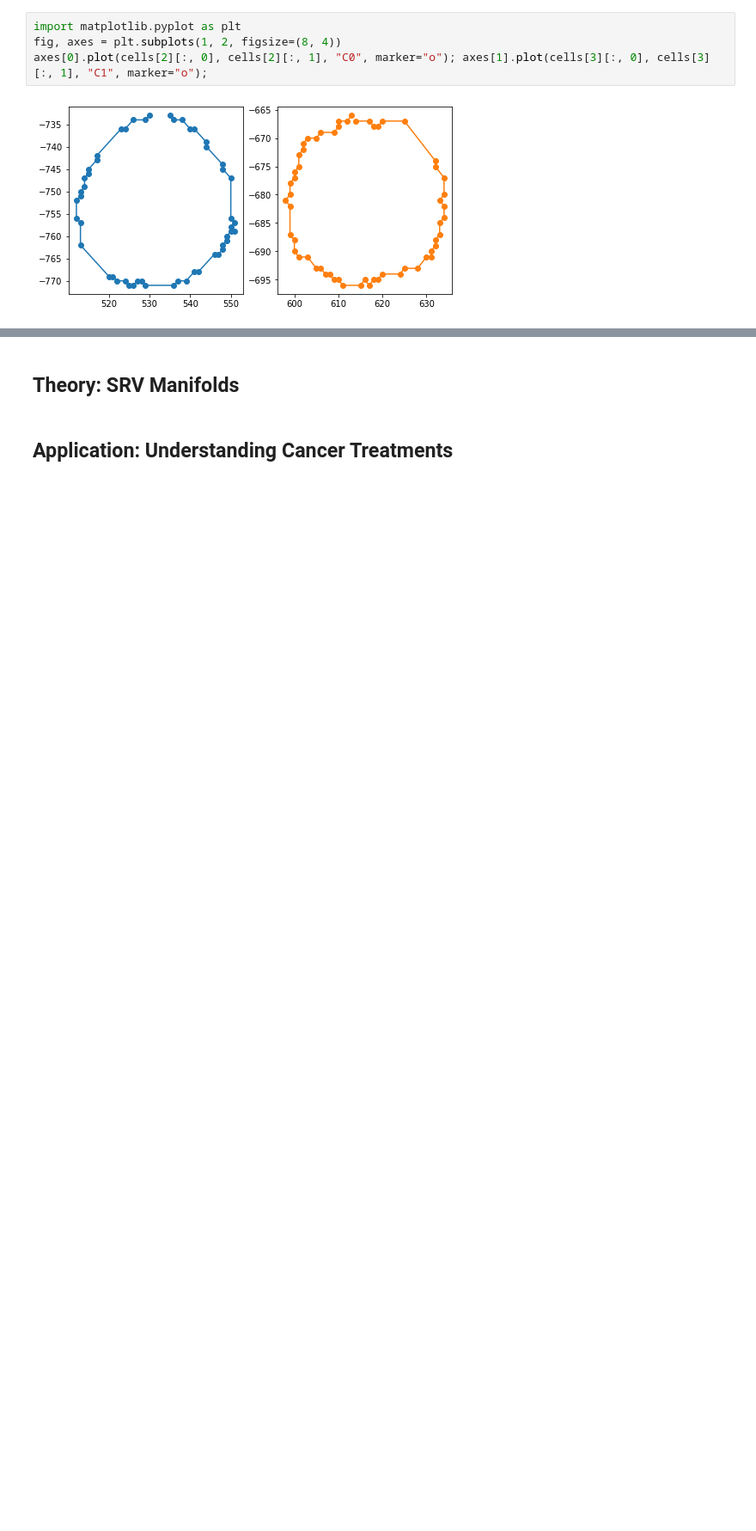
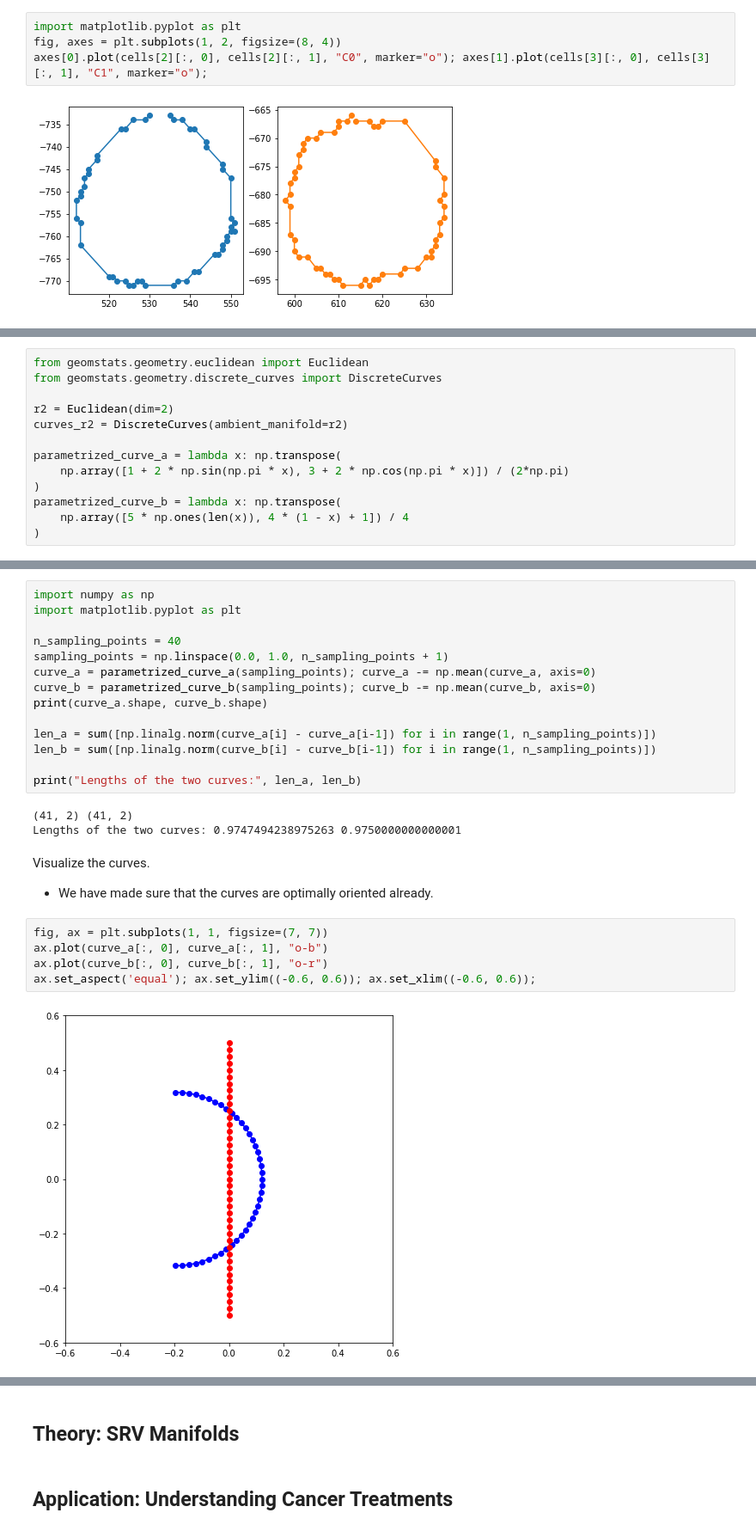
Before and after one commit to geometric-intelligence/ece594n, a Jupyter notebook: lectures/02_b_curves.ipynb, the cells around one changed output, grey strips where cells are left out. Shown: that part at 86% size. Cells and saved outputs as stored; diff of their text form; blank space fills up the shorter version.

Commit message:
Aadd curves

```diff
--- a/lectures/02_b_curves.ipynb
+++ b/lectures/02_b_curves.ipynb
@@ -149,0 +175,13 @@ axes[0].plot(cells[2][:, 0], cells[2][:, 1], "C0", marker="o"); axes[1].plot(cel
+# %%
+from geomstats.geometry.euclidean import Euclidean
+from geomstats.geometry.discrete_curves import DiscreteCurves
+
+r2 = Euclidean(dim=2)
+curves_r2 = DiscreteCurves(ambient_manifold=r2)
+
+parametrized_curve_a = lambda x: np.transpose(
+    np.array([1 + 2 * np.sin(np.pi * x), 3 + 2 * np.cos(np.pi * x)]) / (2*np.pi)
+)
+parametrized_curve_b = lambda x: np.transpose(
+    np.array([5 * np.ones(len(x)), 4 * (1 - x) + 1]) / 4
+)
@@ -149,0 +191,28 @@ axes[0].plot(cells[2][:, 0], cells[2][:, 1], "C0", marker="o"); axes[1].plot(cel
+# %%
+import numpy as np
+import matplotlib.pyplot as plt
+
+n_sampling_points = 40
+sampling_points = np.linspace(0.0, 1.0, n_sampling_points + 1)
+curve_a = parametrized_curve_a(sampling_points); curve_a -= np.mean(curve_a, axis=0)
+curve_b = parametrized_curve_b(sampling_points); curve_b -= np.mean(curve_b, axis=0)
+print(curve_a.shape, curve_b.shape)
+
+len_a = sum([np.linalg.norm(curve_a[i] - curve_a[i-1]) for i in range(1, n_sampling_points)])
+len_b = sum([np.linalg.norm(curve_b[i] - curve_b[i-1]) for i in range(1, n_sampling_points)])
+
+print("Lengths of the two curves:", len_a, len_b)
+# %% [output]
+(41, 2) (41, 2)
+Lengths of the two curves: 0.9747494238975263 0.9750000000000001
+# %% [markdown]
+Visualize the curves.
+
+- We have made sure that the curves are optimally oriented already.
+# %%
+fig, ax = plt.subplots(1, 1, figsize=(7, 7))
+ax.plot(curve_a[:, 0], curve_a[:, 1], "o-b")
+ax.plot(curve_b[:, 0], curve_b[:, 1], "o-r")
+ax.set_aspect('equal'); ax.set_ylim((-0.6, 0.6)); ax.set_xlim((-0.6, 0.6));
+# %% [output]
+[figure, added]
```
Also changed, not shown: parts of 25 cells of this notebook, 1 other file.
